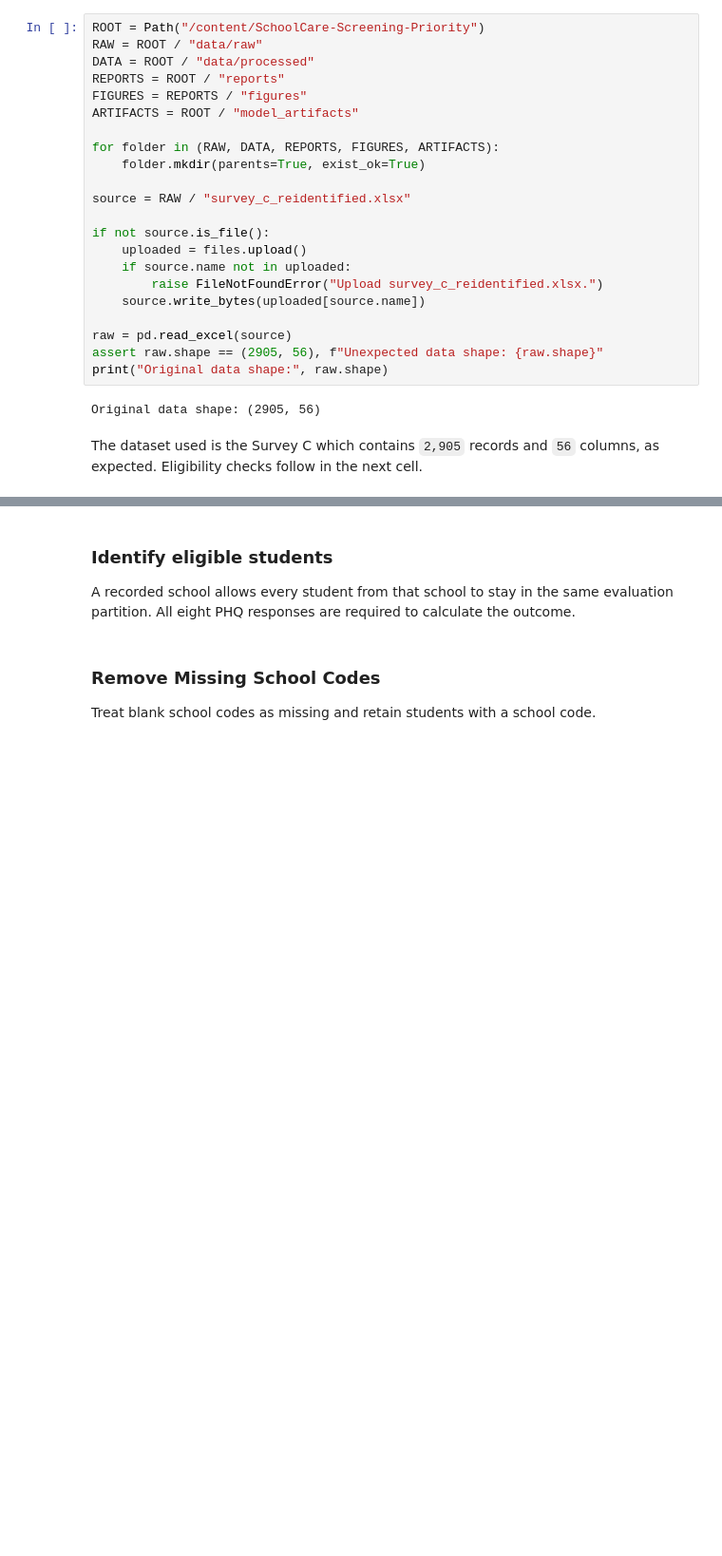
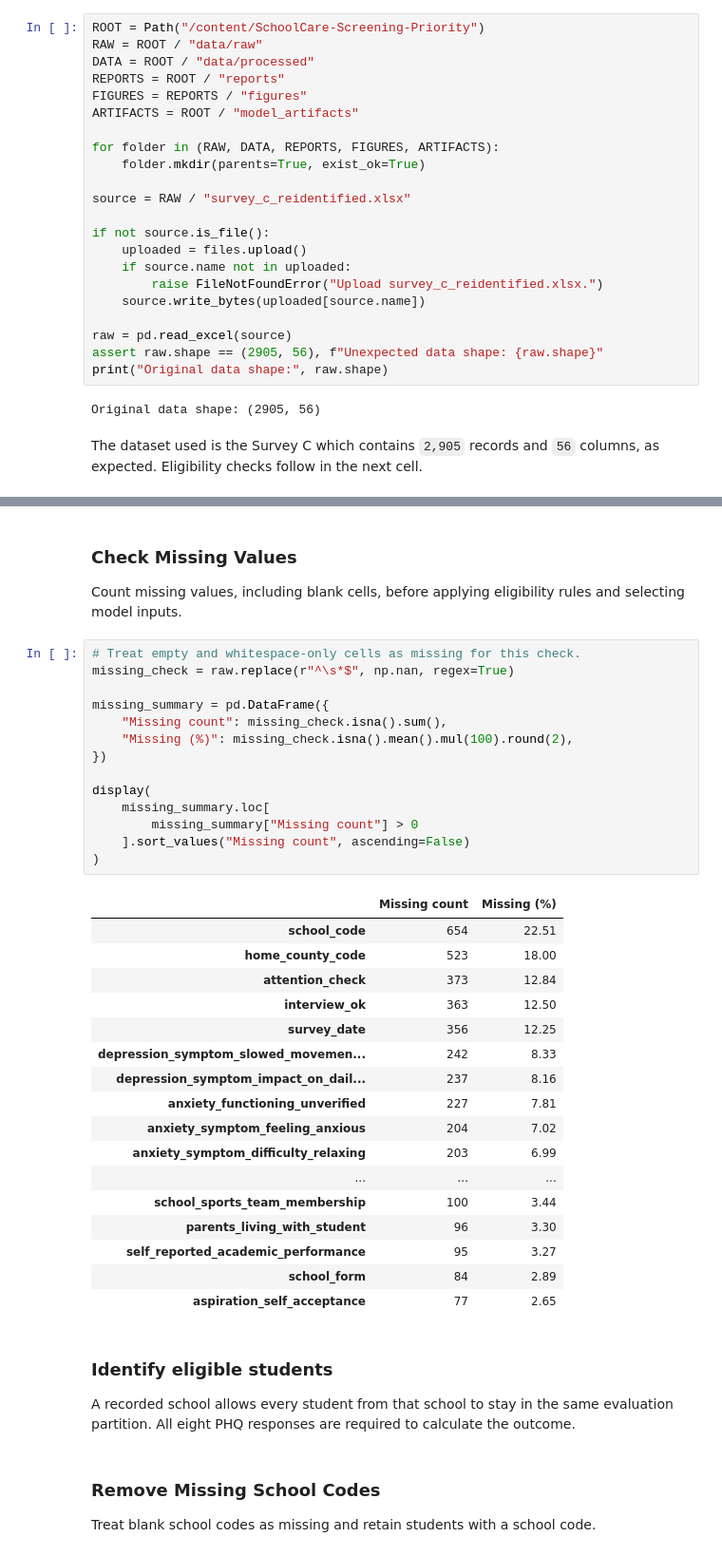
Before and after one commit to N-umwali/SchoolCare-Screening-Priority, a Jupyter notebook: notebook/student_screening.ipynb, the cells around one changed output, grey strips where cells are left out. Shown at 95% size. Saved outputs shown, nothing was run; the diff lists cells and outputs as text; blank space fills up the shorter version.

```diff
--- a/notebook/student_screening.ipynb
+++ b/notebook/student_screening.ipynb
@@ -61,3 +230,38 @@ The dataset used is the Survey C which contains `2,905` records and `56` columns
+# %% [markdown]
+### **Check Missing Values**
+Count missing values, including blank cells, before applying eligibility rules and selecting model inputs.
+# %%
+# Treat empty and whitespace-only cells as missing for this check.
+missing_check = raw.replace(r"^\s*$", np.nan, regex=True)
+
+missing_summary = pd.DataFrame({
+    "Missing count": missing_check.isna().sum(),
+    "Missing (%)": missing_check.isna().mean().mul(100).round(2),
+})
+
+display(
+    missing_summary.loc[
+        missing_summary["Missing count"] > 0
+    ].sort_values("Missing count", ascending=False)
+)
+# %% [output]
+|  | Missing count | Missing (%) |
+| school_code | 654 | 22.51 |
+| home_county_code | 523 | 18.00 |
+| attention_check | 373 | 12.84 |
+| interview_ok | 363 | 12.50 |
+| survey_date | 356 | 12.25 |
+| depression_symptom_slowed_movemen... | 242 | 8.33 |
+| depression_symptom_impact_on_dail... | 237 | 8.16 |
+| anxiety_functioning_unverified | 227 | 7.81 |
+| anxiety_symptom_feeling_anxious | 204 | 7.02 |
+| anxiety_symptom_difficulty_relaxing | 203 | 6.99 |
+| ... | ... | ... |
+| school_sports_team_membership | 100 | 3.44 |
+| parents_living_with_student | 96 | 3.30 |
+| self_reported_academic_performance | 95 | 3.27 |
+| school_form | 84 | 2.89 |
+| aspiration_self_acceptance | 77 | 2.65 |
 # %% [markdown]
 ### **Identify eligible students**
 
```
Also changed, not shown: parts of 44 cells of this notebook.
